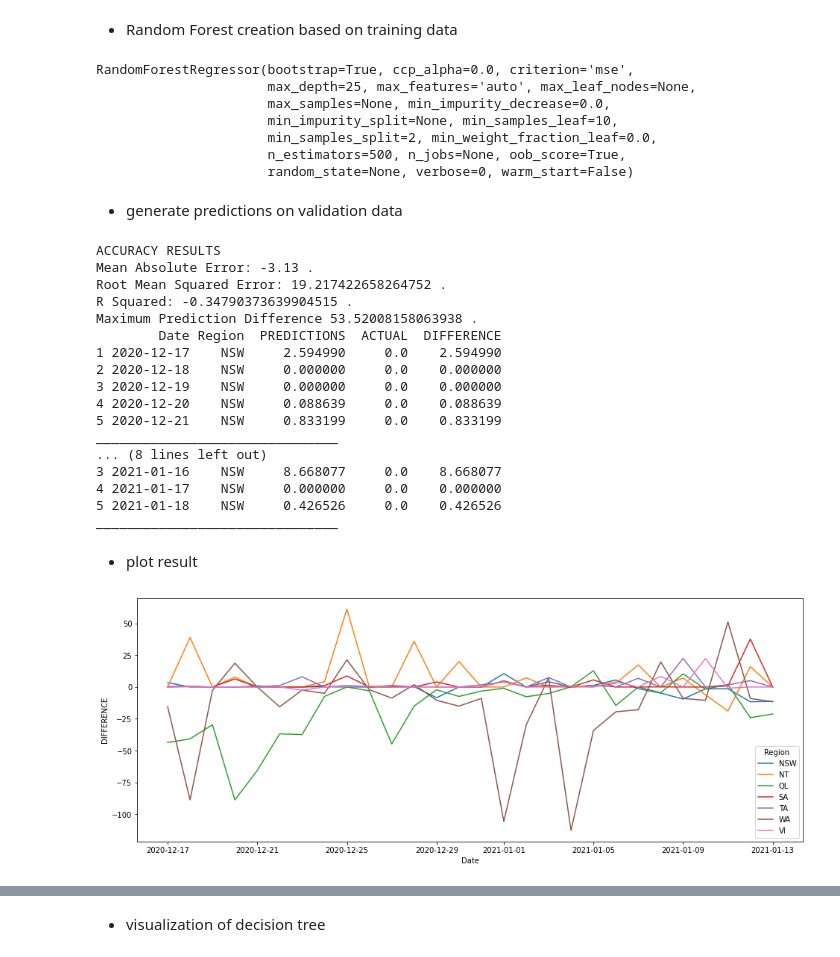
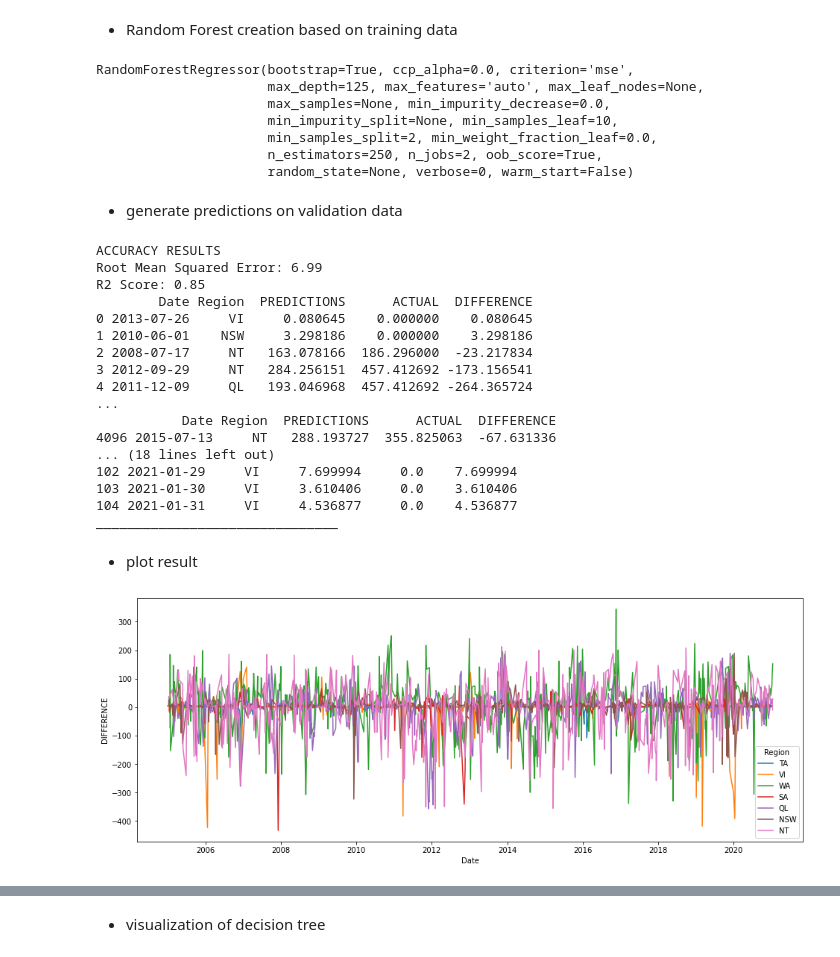
Before and after one commit to katharina-knappmann/wildfire_estimator, a Jupyter notebook: RandomForest.ipynb, the cells around one changed output, grey strips where cells are left out. Drawn from its saved outputs; the diff is of its cells as text; code cells hidden in the pictures.

```diff
--- a/RandomForest.ipynb
+++ b/RandomForest.ipynb
@@ -62,17 +68,15 @@ for col in df:
 #TEST DATA
 
 df = df.set_index('Date', inplace=False)
-splitting_date = np.datetime64('2021-01-13T00:00:00.000000000')
+splitting_date = np.datetime64('2021-01-17T00:00:00.000000000')
 test_df = df[(df.index >= splitting_date)]
 df = df[(df.index <= splitting_date)] # because the last date only serves for calculation of the deviation, it can be put into the training data
 
 #VALIDATION AND TRAINING DATA
 
-splitting_date = sorted(df.index.values)[-200]
-val_df = df[(df.index >= splitting_date)].copy()
-val_df.sample(n = val_df.shape[0])
-train_df = df[(df.index < splitting_date)].copy()
-train_df = train_df.sample(n = train_df.shape[0])
+df = df.sample(n = df.shape[0])
+val_df = df.tail(int(len(df)*(10/100)))
+train_df = df.head(int(len(df)*(90/100)))
 
 def split_x_and_y(df):
   df_arr = df.copy()
@@ -95,15 +95,16 @@ print (test_df.index.max())
 # %%
 rf = RandomForestRegressor(n_estimators = 250, criterion='mse',
                            max_features='auto', min_samples_leaf=10,
-                           bootstrap=True, max_depth=25, oob_score=True, n_jobs=2)
+                           bootstrap=True, max_depth=125, oob_score=True, n_jobs=2)
+#rf = RandomForestRegressor(criterion='mse', n_jobs=2)
 rf.fit(train_x, train_y)
 # %% [output]
 RandomForestRegressor(bootstrap=True, ccp_alpha=0.0, criterion='mse',
-                      max_depth=25, max_features='auto', max_leaf_nodes=None,
+                      max_depth=125, max_features='auto', max_leaf_nodes=None,
                       max_samples=None, min_impurity_decrease=0.0,
                       min_impurity_split=None, min_samples_leaf=10,
                       min_samples_split=2, min_weight_fraction_leaf=0.0,
-                      n_estimators=500, n_jobs=None, oob_score=True,
+                      n_estimators=250, n_jobs=2, oob_score=True,
                       random_state=None, verbose=0, warm_start=False)
 # %% [markdown]
 *   generate predictions on validation data
@@ -122,48 +111,50 @@ def process_prediction(df):
 # %%
-def get_prediction_results(df, x):
+def get_prediction_results(df, x, y):
   predictions = rf.predict(x)
 
   df_result = df[['Region']].copy()
   df_result.reset_index(inplace=True)
   df_result['PREDICTIONS'] = pd.DataFrame(predictions.reshape(-1, 1), columns=['PREDICTIONS'])
-  df_result.insert(value = pd.DataFrame(val_y.reshape(-1, 1)), column='ACTUAL', loc=3)
-  df_result['PREDICTIONS'] = process_prediction(df_result)
+  df_result.insert(value = pd.DataFrame(y.reshape(-1, 1)), column='ACTUAL', loc=3)
   df_result['DIFFERENCE'] = df_result.PREDICTIONS - df_result.ACTUAL
   df_result.dropna(inplace=True)
+  #df_result.set_index(['Date','Region'], inplace=True)
 
   print('ACCURACY RESULTS')
-  print('Mean Absolute Error:', round(df_result.DIFFERENCE.mean(),2),'.')
-  print('Root Mean Squared Error:',mean_squared_error(np.asarray(df_result.ACTUAL), np.asarray(df_result.PREDICTIONS), squared=False),'.')
-  #print('R Squared:',r2_score(np.asarray(df_result.ACTUAL), np.asarray(df_result.PREDICTIONS)),'.')
-  print('Maximum Prediction Difference', df_result.DIFFERENCE.max(),'.')
-  print(df_result.head())
+  print('Root Mean Squared Error:',round(math.sqrt(mean_squared_error(np.asarray(df_result.ACTUAL), np.asarray(df_result.PREDICTIONS), squared=False)),2))
+  print('R2 Score:',round(r2_score(np.asarray(df_result.ACTUAL), np.asarray(df_result.PREDICTIONS)),2))
+
+  print(df_result.head(5))
+  print('...')
+  print(df_result.tail(5))
   print('_______________________________')
+  df_result.reset_index(inplace=True)
   return df_result
 
-val_result = get_prediction_results(val_df, val_x)
-test_result = get_prediction_results(test_df, test_x)
+val_result = get_prediction_results(val_df, val_x, val_y)
+test_result = get_prediction_results(test_df, test_x, test_y)
 # %% [output]
 ACCURACY RESULTS
-Mean Absolute Error: -3.13 .
-Root Mean Squared Error: 19.217422658264752 .
-R Squared: -0.34790373639904515 .
-Maximum Prediction Difference 53.52008158063938 .
-        Date Region  PREDICTIONS  ACTUAL  DIFFERENCE
-1 2020-12-17    NSW     2.594990     0.0    2.594990
-2 2020-12-18    NSW     0.000000     0.0    0.000000
-3 2020-12-19    NSW     0.000000     0.0    0.000000
-4 2020-12-20    NSW     0.088639     0.0    0.088639
-5 2020-12-21    NSW     0.833199     0.0    0.833199
+Root Mean Squared Error: 6.99
+R2 Score: 0.85
+        Date Region  PREDICTIONS      ACTUAL  DIFFERENCE
+0 2013-07-26     VI     0.080645    0.000000    0.080645
+1 2010-06-01    NSW     3.298186    0.000000    3.298186
+2 2008-07-17     NT   163.078166  186.296000  -23.217834
+3 2012-09-29     NT   284.256151  457.412692 -173.156541
+4 2011-12-09     QL   193.046968  457.412692 -264.365724
+...
+           Date Region  PREDICTIONS      ACTUAL  DIFFERENCE
+4096 2015-07-13     NT   288.193727  355.825063  -67.631336
+... (18 lines left out)
+102 2021-01-29     VI     7.699994     0.0    7.699994
+103 2021-01-30     VI     3.610406     0.0    3.610406
+104 2021-01-31     VI     4.536877     0.0    4.536877
 _______________________________
-... (8 lines left out)
-3 2021-01-16    NSW     8.668077     0.0    8.668077
-4 2021-01-17    NSW     0.000000     0.0    0.000000
-5 2021-01-18    NSW     0.426526     0.0    0.426526
-_______________________________
 # %% [markdown]
 *    plot result
 # %%
 plt.figure(figsize=(16, 6))
-g = sns.lineplot(x="Date", y="DIFFERENCE", hue='Region', data=df_result)
+g = sns.lineplot(x="Date", y="DIFFERENCE", hue='Region', data=val_result)
 # %% [output]
-[figure, old version]
+[figure, new version]
```
Also changed, not shown: parts of 9 cells of this notebook, 4 other files.
